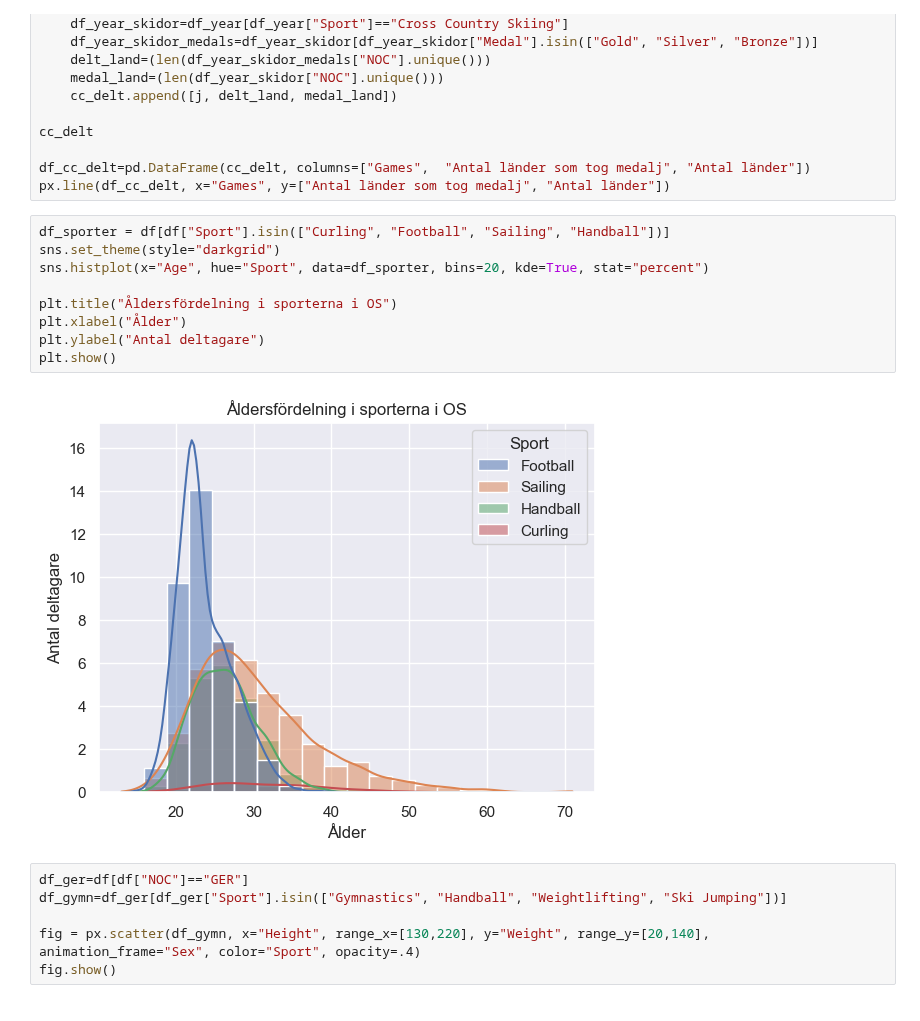
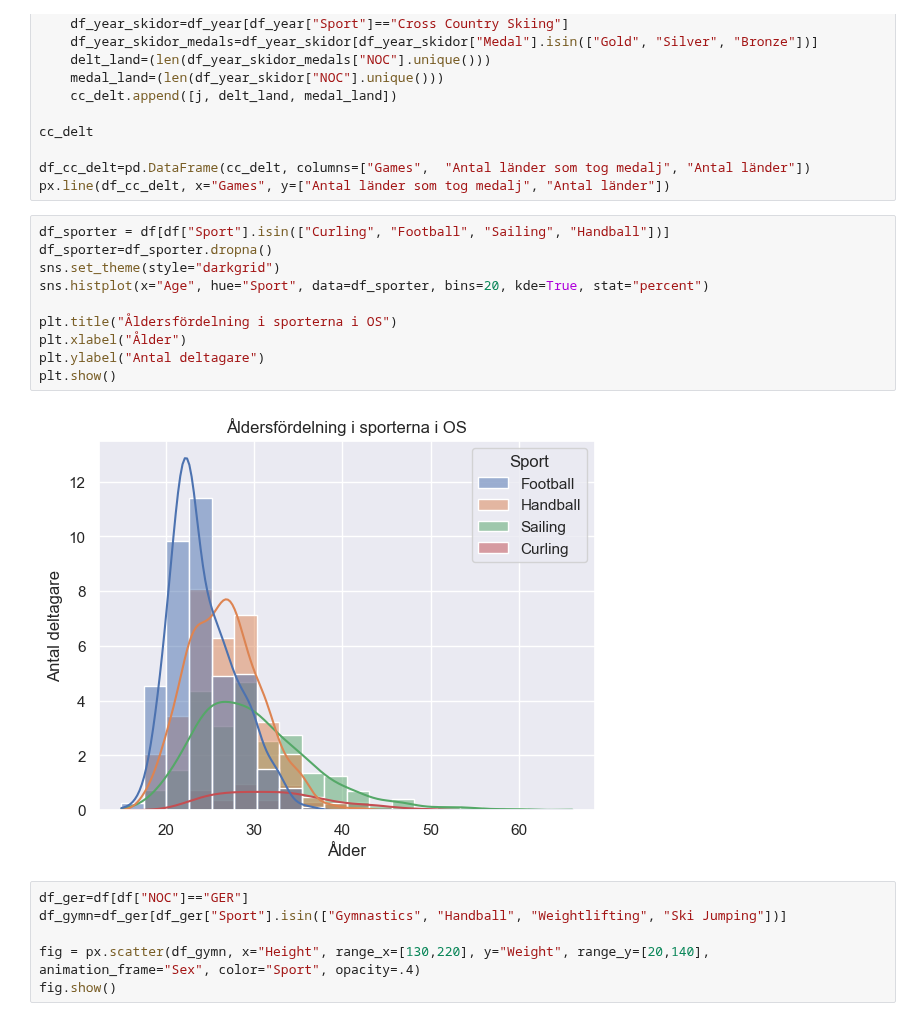
Before and after one commit to n00rp/Project_Olympic, a Jupyter notebook: Individuella filer/individuell_fil_bw.ipynb, the cells around one changed output. Drawn from its saved outputs; the diff is of its cells as text.

```diff
--- a/Individuella filer/individuell_fil_bw.ipynb
+++ b/Individuella filer/individuell_fil_bw.ipynb
@@ -101,15 +101,16 @@ df_cc_delt=pd.DataFrame(cc_delt, columns=["Games",  "Antal länder som tog medal
 px.line(df_cc_delt, x="Games", y=["Antal länder som tog medalj", "Antal länder"])
 # %%
 df_sporter = df[df["Sport"].isin(["Curling", "Football", "Sailing", "Handball"])]
+df_sporter=df_sporter.dropna()
 sns.set_theme(style="darkgrid")
 sns.histplot(x="Age", hue="Sport", data=df_sporter, bins=20, kde=True, stat="percent")
 
 plt.title("Åldersfördelning i sporterna i OS")
 plt.xlabel("Ålder")
 plt.ylabel("Antal deltagare")
 plt.show()
 # %% [output]
-[figure, old version]
+[figure, new version]
 # %%
 df_ger=df[df["NOC"]=="GER"]
 df_gymn=df_ger[df_ger["Sport"].isin(["Gymnastics", "Handball", "Weightlifting", "Ski Jumping"])]
```
Also changed, not shown: parts of 1 cell of this notebook, 1 other file.
